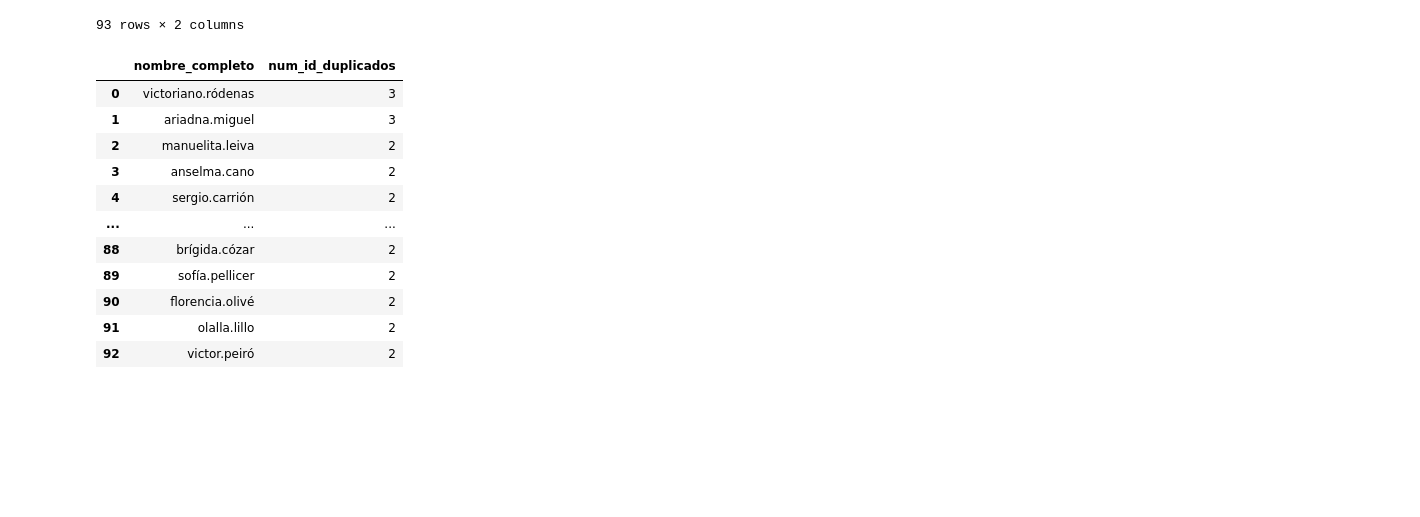
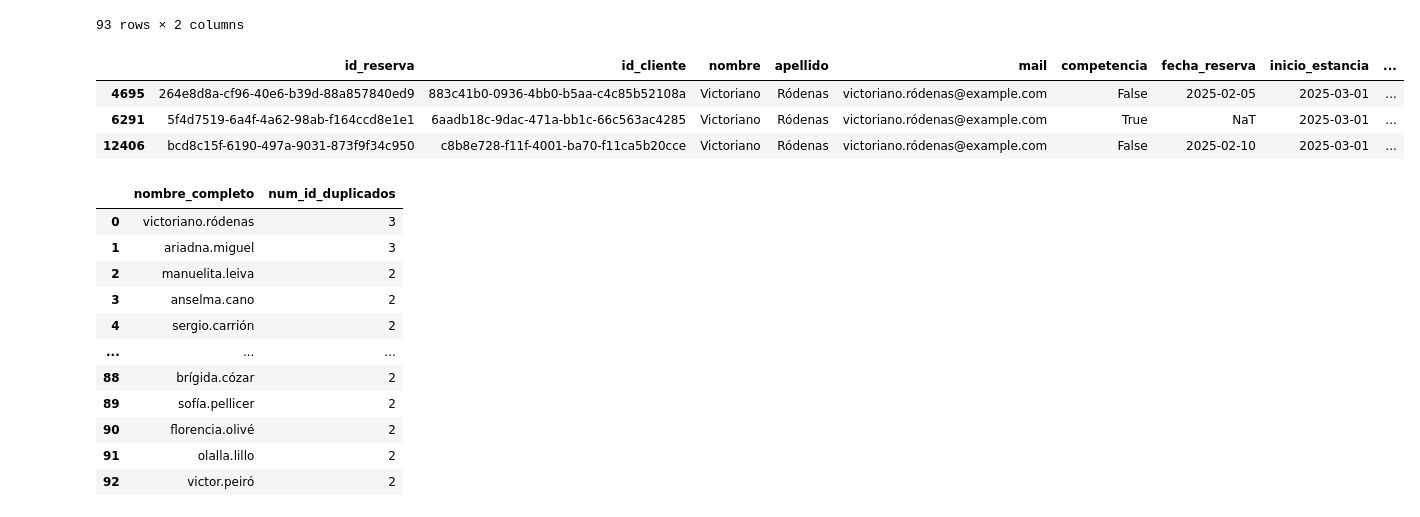
Before and after one commit to VanesaFloresRivera/Proyecto_ETL, a Jupyter notebook: notebooks/limpieza.ipynb, the cells around one changed output. Cells and saved outputs as stored; diff of their text form; code cells hidden in the pictures; blank space fills up the shorter version.

```diff
--- a/notebooks/limpieza.ipynb
+++ b/notebooks/limpieza.ipynb
@@ -240,6 +240,13 @@ df_contador_nombres_apellidos[df_contador_nombres_apellidos['count']>1]
 93 rows × 2 columns
 # %%
 lista_nombres_duplicados= df_contador_nombres_apellidos[df_contador_nombres_apellidos['count']>1].nombre_apellido.to_list()
+# %%
+df[df['nombre_apellido']=='victoriano.ródenas']
+# %% [output]
+|  | id_reserva | id_cliente | nombre | apellido | mail | competencia | fecha_reserva | inicio_estancia | ... |
+| 4695 | 264e8d8a-cf96-40e6-b39d-88a857840ed9 | 883c41b0-0936-4bb0-b5aa-c4c85b52108a | Victoriano | Ródenas | victoriano.ródenas@example.com | False | 2025-02-05 | 2025-03-01 | ... |
+| 6291 | 5f4d7519-6a4f-4a62-98ab-f164ccd8e1e1 | 6aadb18c-9dac-471a-bb1c-66c563ac4285 | Victoriano | Ródenas | victoriano.ródenas@example.com | True | NaT | 2025-03-01 | ... |
+| 12406 | bcd8c15f-6190-497a-9031-873f9f34c950 | c8b8e728-f11f-4001-ba70-f11ca5b20cce | Victoriano | Ródenas | victoriano.ródenas@example.com | False | 2025-02-10 | 2025-03-01 | ... |
 # %%
 dict_clientes_dup ={'nombre_completo':[],
                      'num_id_duplicados':[]}
```
Also changed, not shown: parts of 1 cell of this notebook, 4 other files.
